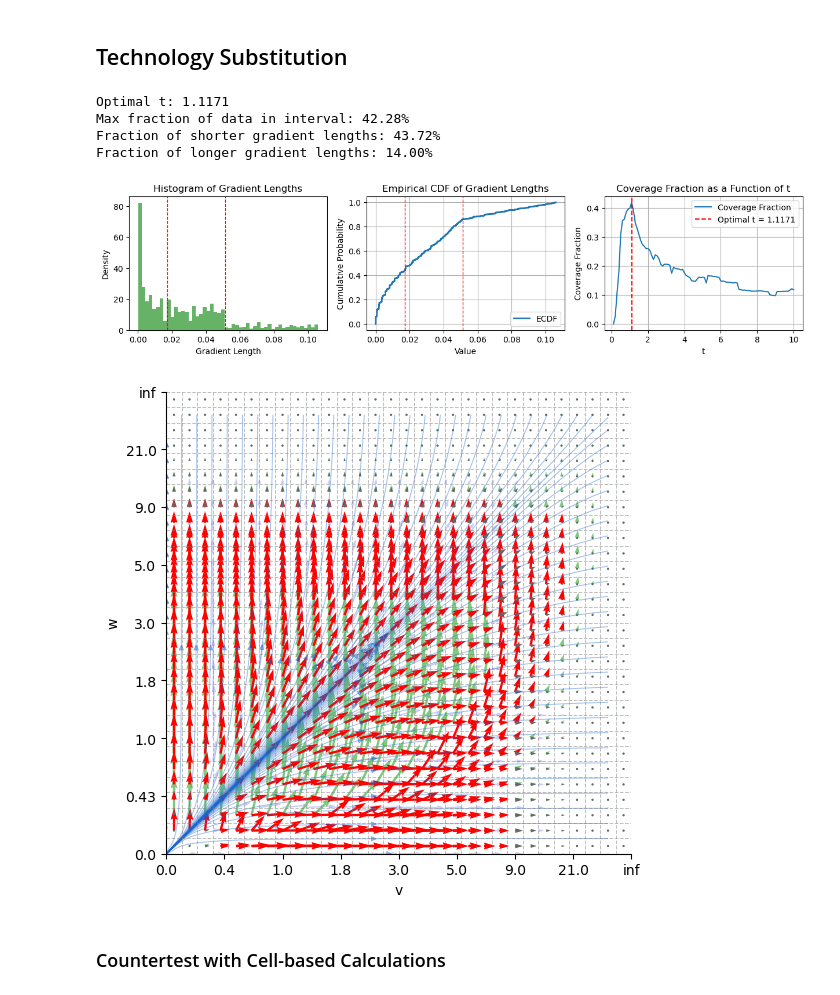
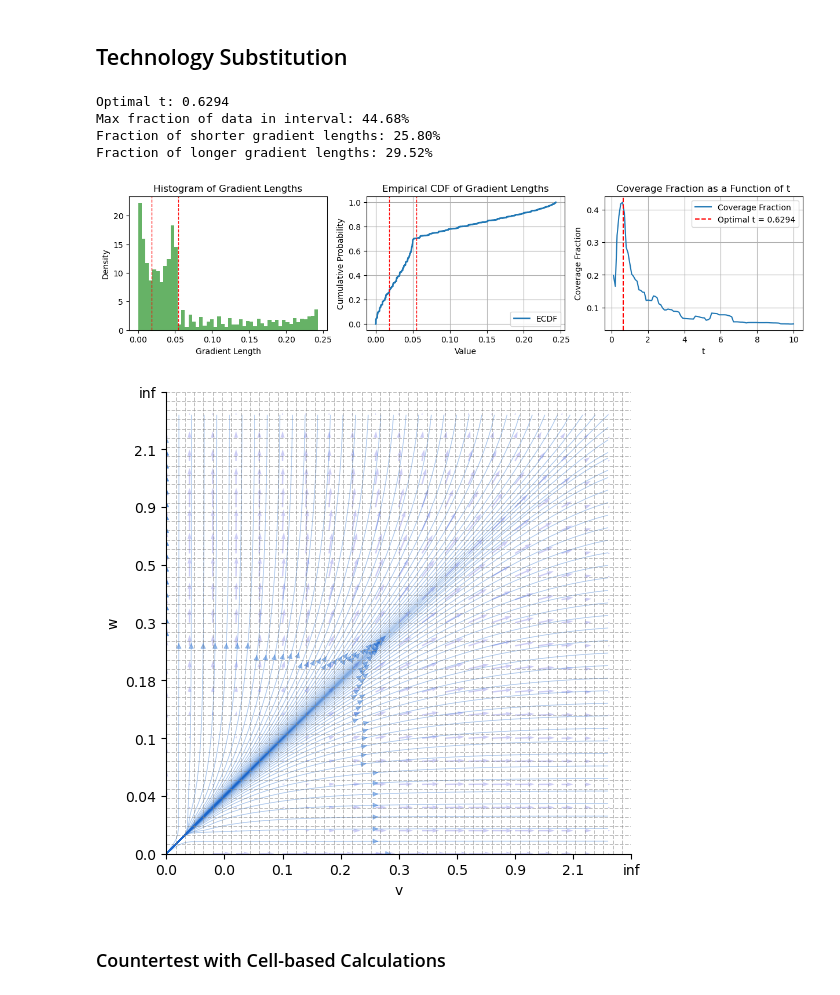
Before and after one commit to Lighfe/mdp-world-model, a Jupyter notebook: clustering/analysis/gradient_based_methods.ipynb, the cells around one changed output. Drawn from its saved outputs; the diff is of its cells as text; code cells hidden in the pictures.

Commit message:
creating thesis plots

```diff
--- a/clustering/analysis/gradient_based_methods.ipynb
+++ b/clustering/analysis/gradient_based_methods.ipynb
@@ -291,8 +291,8 @@ Gradient vectors which jump over the next cell: 22.07%
 tmodel = TechnologySubstitution(D0=1.0, delta=1.0, sigma=0.2, alpha=0.5, gamma1=1.0)
 tsolver = TechSubNumericalSolver(tmodel)
 tinfbounds = [(0, np.inf), (0, np.inf)]
-tres = [30,30]
-fract_trafos = [fractional_transformation(3.0), fractional_transformation(3.0)]
+tres = [50,50]
+fract_trafos = [fractional_transformation(0.3), fractional_transformation(0.3)]
 tgrid = Grid(tinfbounds, tres, fract_trafos)
 tcontrols = np.array([0.5, 1])
 # %%
@@ -307,29 +307,29 @@ toptimal_t, max_fraction = find_optimal_timestep(tcoverage_function, bounds = (0
 print(f"Fraction of shorter gradient lengths: {100*np.mean(tsorted_vector_lengths<tavgdistancetoborder/toptimal_t):.2f}%")
 print(f"Fraction of longer gradient lengths: {100*np.mean(tsorted_vector_lengths>3*tavgdistancetoborder/toptimal_t):.2f}%")
 # %% [output]
-Optimal t: 1.1171
-Max fraction of data in interval: 42.28%
-Fraction of shorter gradient lengths: 43.72%
-Fraction of longer gradient lengths: 14.00%
+Optimal t: 0.6294
+Max fraction of data in interval: 44.68%
+Fraction of shorter gradient lengths: 25.80%
+Fraction of longer gradient lengths: 29.52%
 # %%
 fig, axes = plt.subplots(1,3, figsize=(15,3))
 plot_gradient_length_distribution(axes, tavgdistancetoborder, tsorted_vector_lengths, stepsize=toptimal_t)
 plot_coverage_fraction(axes[2], tcoverage_function, (0.1,10), toptimal_t)
 # %% [output]
-[figure, old version]
+[figure, new version]
 # %%
 fig, axes = plt.subplots(figsize=(6, 6))
 plot_2D_vector_field_over_grid(tgrid, tsolver, control = tcontrols[1], axis_names=['v','w'],
                                 title='', display_nullclines=False,
                                 resolution = 21,
                                 ax = axes, display_grid=True,
                                 display_streamplot= True,
                                 broken_streamlines=False, streamplot_colour=(0.1,0.4,0.8,0.4),
                                 display_vectorfield_magnitude=False)
 neighbor_range = (tavgdistancetoborder, 3*tavgdistancetoborder)
-plot_grid_gradients(axes, tgrid, tsolver, tcontrols, ttransformed_centers, toptimal_t*ttransformed_derivatives, highlight_range=neighbor_range,)
+#plot_grid_gradients(axes, tgrid, tsolver, tcontrols, ttransformed_centers, toptimal_t*ttransformed_derivatives, highlight_range=neighbor_range,)
 # %% [output]
-[figure, old version]
+[figure, new version]
 # %% [markdown]
 ### Countertest with Cell-based Calculations
 # %%
```
Also changed, not shown: parts of 1 cell of this notebook, 5 other files.
